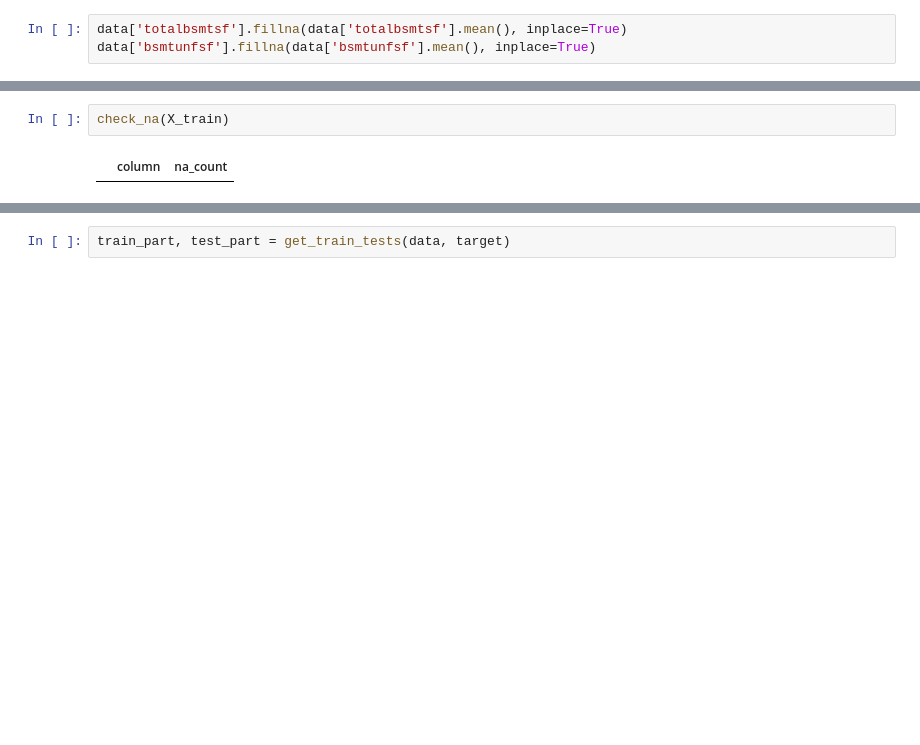
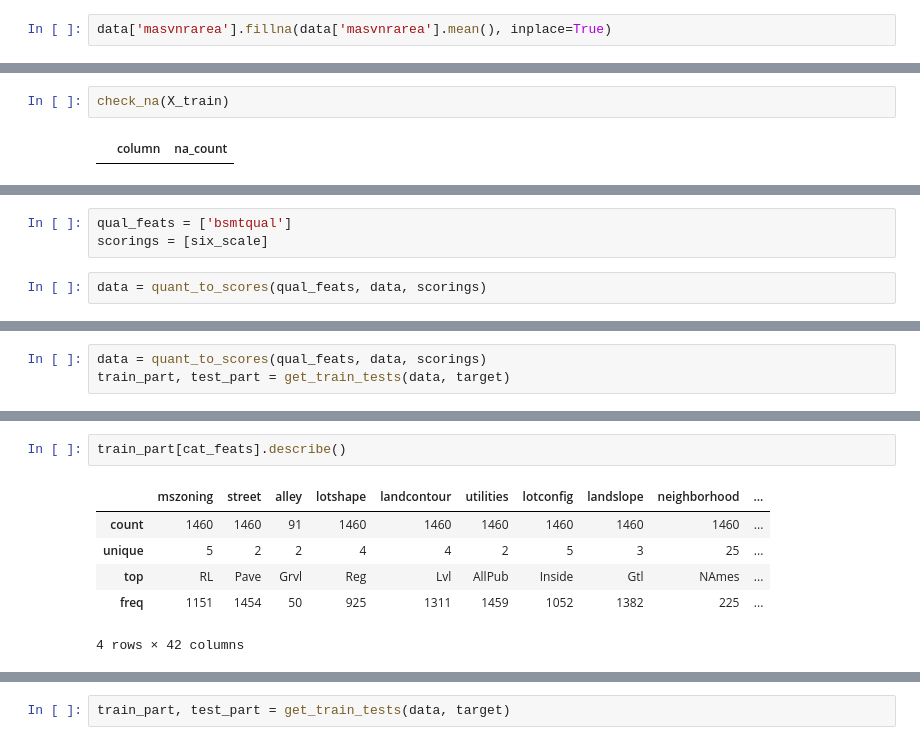
Before and after one commit to victor-luu191/house_price, a Jupyter notebook: predictive models.ipynb, the cells around one changed output, grey strips where cells are left out. Drawn from its saved outputs; the diff is of its cells as text; blank space fills up the shorter version.

```diff
--- a/predictive models.ipynb
+++ b/predictive models.ipynb
@@ -191,3 +199,2 @@ na_checker
 # %%
-data['totalbsmtsf'].fillna(data['totalbsmtsf'].mean(), inplace=True)
-data['bsmtunfsf'].fillna(data['bsmtunfsf'].mean(), inplace=True)
+data['masvnrarea'].fillna(data['masvnrarea'].mean(), inplace=True)
@@ -292,0 +366,5 @@ bsmt_feats = ['totalbsmtsf', ]
+# %%
+qual_feats = ['bsmtqual']
+scorings = [six_scale]
+# %%
+data = quant_to_scores(qual_feats, data, scorings)
@@ -292,0 +386,3 @@ bsmt_feats = ['totalbsmtsf', ]
+# %%
+data = quant_to_scores(qual_feats, data, scorings)
+train_part, test_part = get_train_tests(data, target)
@@ -292,0 +478,9 @@ bsmt_feats = ['totalbsmtsf', ]
+# %%
+train_part[cat_feats].describe()
+# %% [output]
+|  | mszoning | street | alley | lotshape | landcontour | utilities | lotconfig | landslope | neighborhood | ... |
+| count | 1460 | 1460 | 91 | 1460 | 1460 | 1460 | 1460 | 1460 | 1460 | ... |
+| unique | 5 | 2 | 2 | 4 | 4 | 2 | 5 | 3 | 25 | ... |
+| top | RL | Pave | Grvl | Reg | Lvl | AllPub | Inside | Gtl | NAmes | ... |
+| freq | 1151 | 1454 | 50 | 925 | 1311 | 1459 | 1052 | 1382 | 225 | ... |
+4 rows × 42 columns
```
Also changed, not shown: parts of 159 cells of this notebook.
